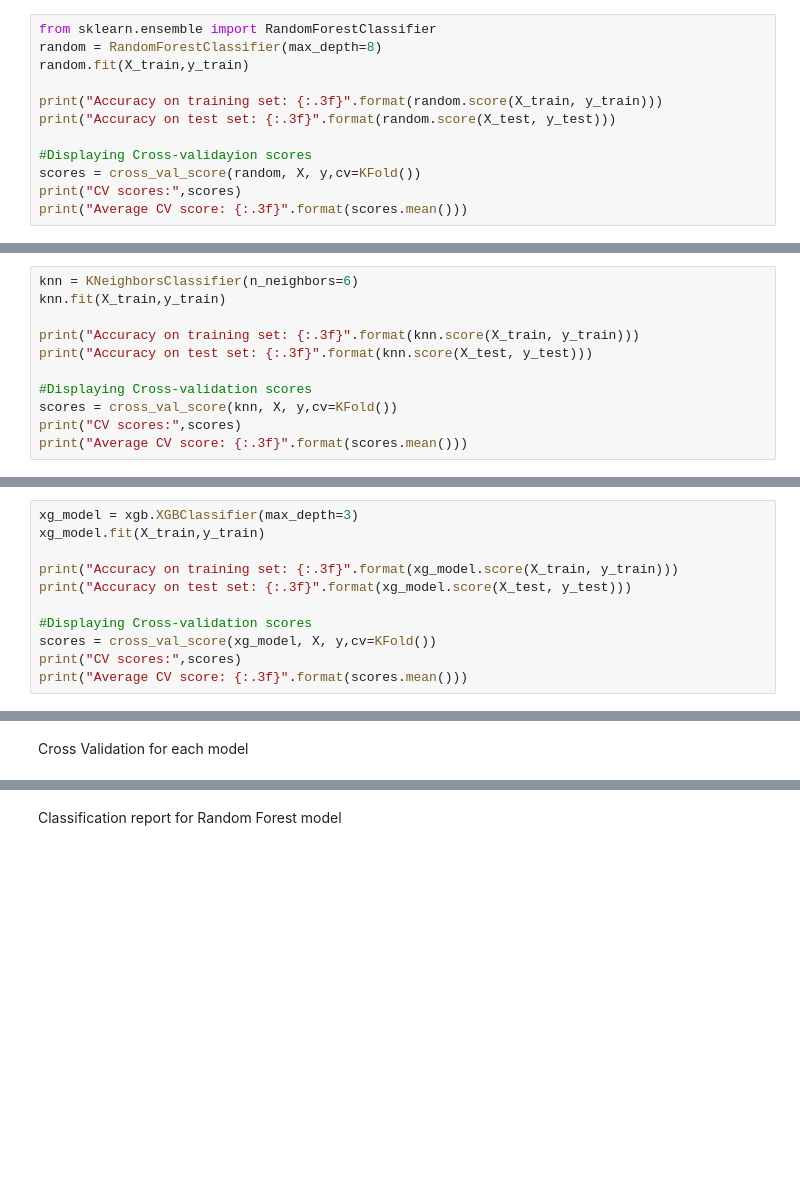
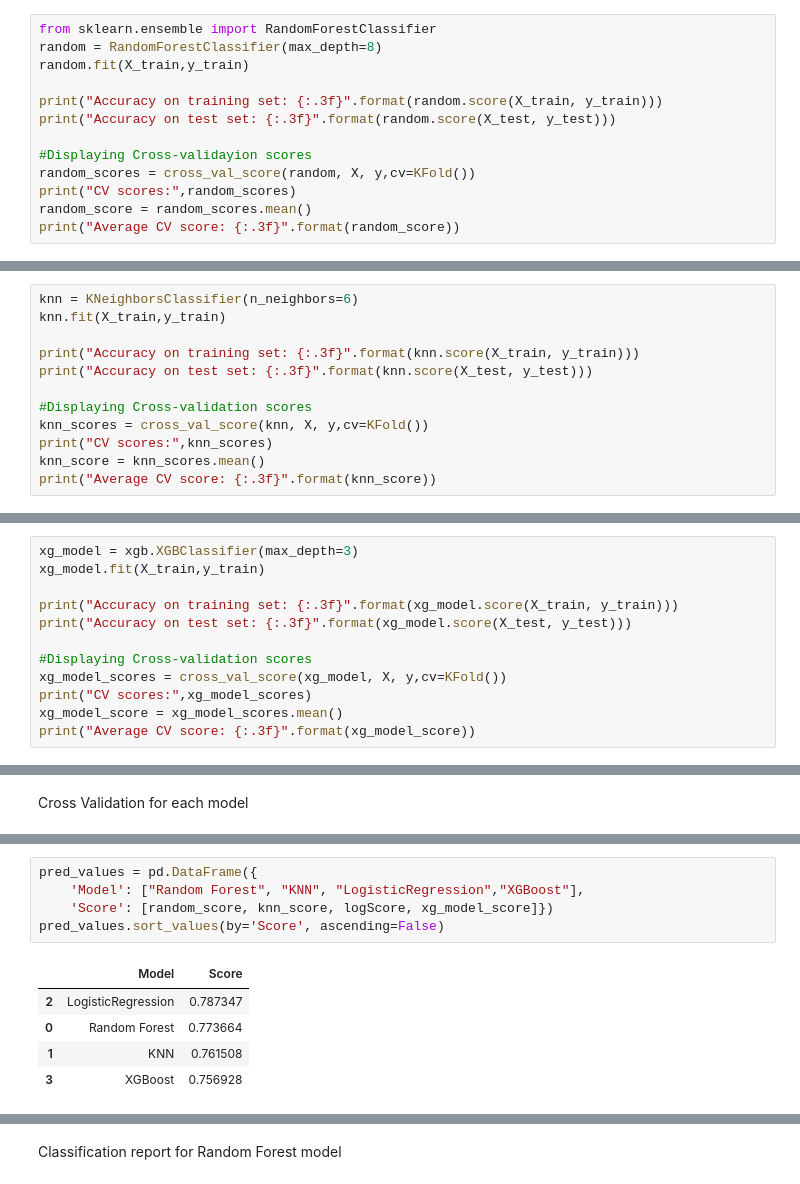
Before and after one commit to it21053528/Machine-learning, a Jupyter notebook: Diabetes/diabetes.ipynb, the cells around one changed output, grey strips where cells are left out. Cells and saved outputs as stored; diff of their text form; blank space fills up the shorter version.

```diff
--- a/Diabetes/diabetes.ipynb
+++ b/Diabetes/diabetes.ipynb
@@ -255,7 +263,8 @@ print("Accuracy on training set: {:.3f}".format(random.score(X_train, y_train)))
 print("Accuracy on test set: {:.3f}".format(random.score(X_test, y_test)))
 
 #Displaying Cross-validayion scores
-scores = cross_val_score(random, X, y,cv=KFold())
-print("CV scores:",scores)
-print("Average CV score: {:.3f}".format(scores.mean()))
+random_scores = cross_val_score(random, X, y,cv=KFold())
+print("CV scores:",random_scores)
+random_score = random_scores.mean()
+print("Average CV score: {:.3f}".format(random_score))
 # %% [output]
@@ -273,7 +282,8 @@ print("Accuracy on training set: {:.3f}".format(knn.score(X_train, y_train)))
 print("Accuracy on test set: {:.3f}".format(knn.score(X_test, y_test)))
 
 #Displaying Cross-validation scores
-scores = cross_val_score(knn, X, y,cv=KFold())
-print("CV scores:",scores)
-print("Average CV score: {:.3f}".format(scores.mean()))
+knn_scores = cross_val_score(knn, X, y,cv=KFold())
+print("CV scores:",knn_scores)
+knn_score = knn_scores.mean()
+print("Average CV score: {:.3f}".format(knn_score))
 # %% [output]
@@ -291,7 +301,8 @@ print("Accuracy on training set: {:.3f}".format(xg_model.score(X_train, y_train)
 print("Accuracy on test set: {:.3f}".format(xg_model.score(X_test, y_test)))
 
 #Displaying Cross-validation scores
-scores = cross_val_score(xg_model, X, y,cv=KFold())
-print("CV scores:",scores)
-print("Average CV score: {:.3f}".format(scores.mean()))
+xg_model_scores = cross_val_score(xg_model, X, y,cv=KFold())
+print("CV scores:",xg_model_scores)
+xg_model_score = xg_model_scores.mean()
+print("Average CV score: {:.3f}".format(xg_model_score))
 # %% [output]
@@ -359,0 +371,11 @@ plt.show()
+# %%
+pred_values = pd.DataFrame({
+    'Model': ["Random Forest", "KNN", "LogisticRegression","XGBoost"],
+    'Score': [random_score, knn_score, logScore, xg_model_score]})
+pred_values.sort_values(by='Score', ascending=False)
+# %% [output]
+|  | Model | Score |
+| 2 | LogisticRegression | 0.787347 |
+| 0 | Random Forest | 0.773664 |
+| 1 | KNN | 0.761508 |
+| 3 | XGBoost | 0.756928 |
```
Also changed, not shown: parts of 18 cells of this notebook, 2 other files.
